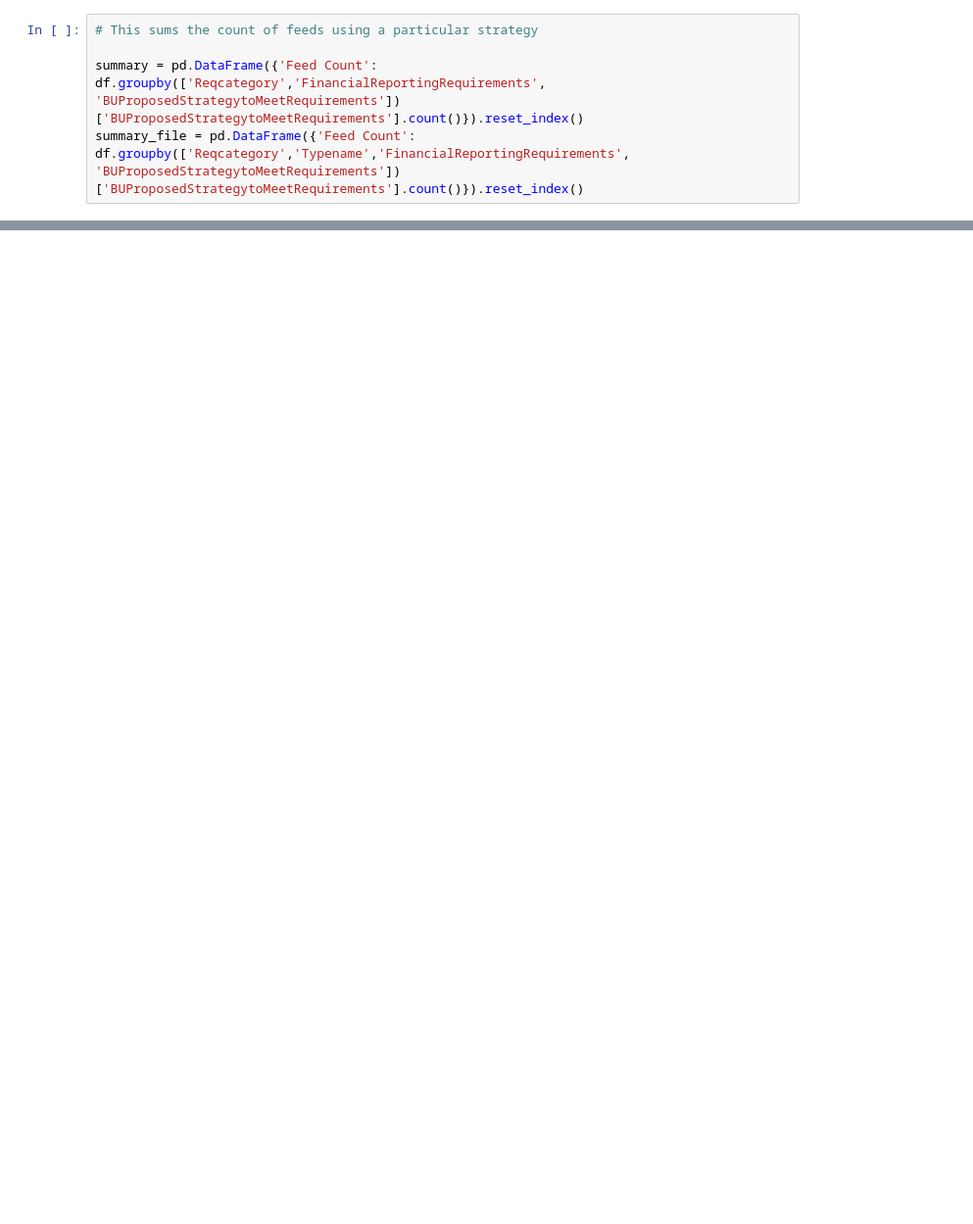
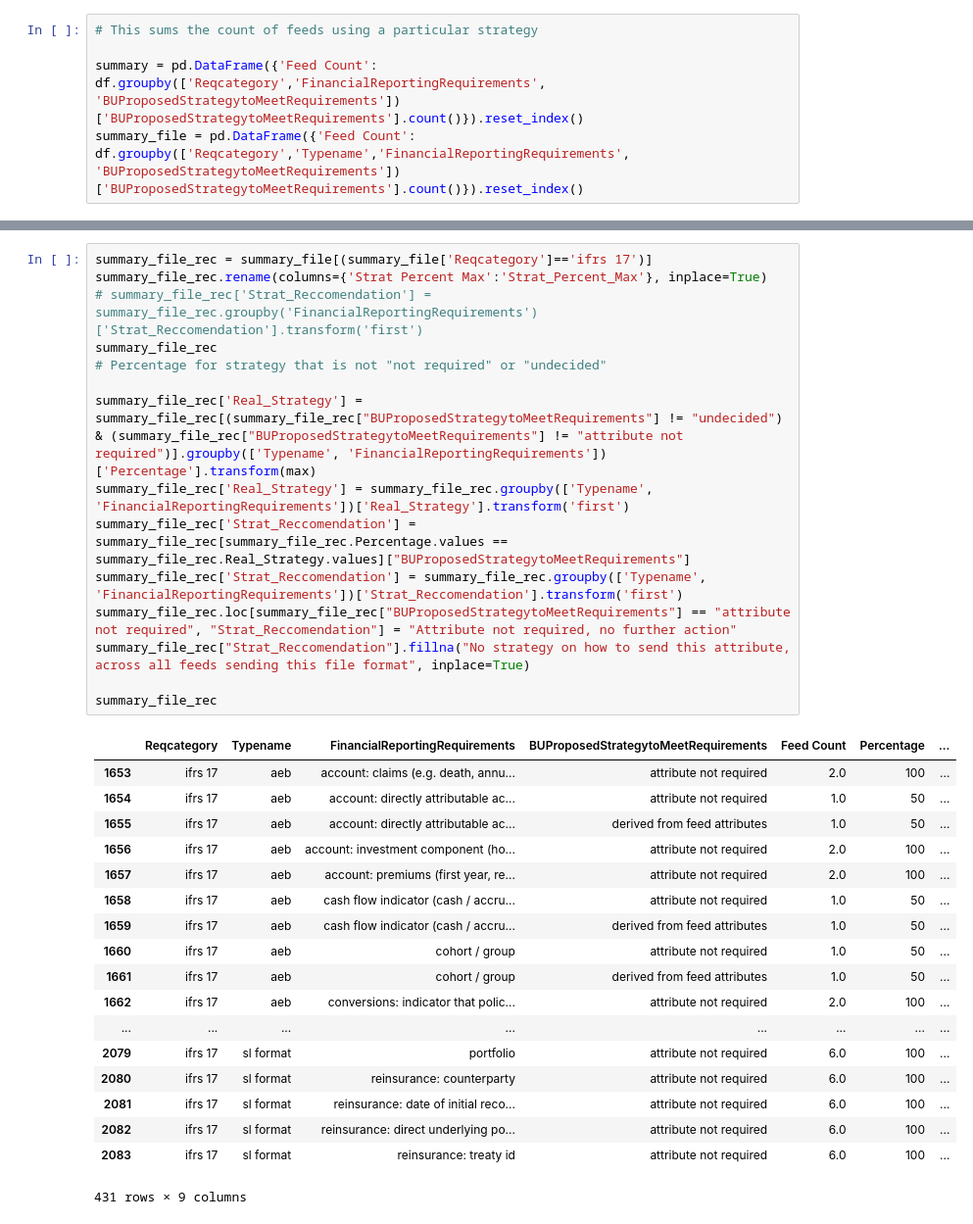
Before and after one commit to LycheeLisa/feedervariation, a Jupyter notebook: Final Script.ipynb, the cells around one changed output, grey strips where cells are left out. Shown at 98% size. Saved outputs shown, nothing was run; the diff lists cells and outputs as text; blank space fills up the shorter version.

```diff
--- a/Final Script.ipynb
+++ b/Final Script.ipynb
@@ -680,0 +662,34 @@ summary_file_rec
+# %%
+summary_file_rec = summary_file[(summary_file['Reqcategory']=='ifrs 17')]
+summary_file_rec.rename(columns={'Strat Percent Max':'Strat_Percent_Max'}, inplace=True)
+# summary_file_rec['Strat_Reccomendation'] = summary_file_rec.groupby('FinancialReportingRequirements')['Strat_Reccomendation'].transform('first')
+summary_file_rec
+# Percentage for strategy that is not "not required" or "undecided"
+
+summary_file_rec['Real_Strategy'] = summary_file_rec[(summary_file_rec["BUProposedStrategytoMeetRequirements"] != "undecided") & (summary_file_rec["BUProposedStrategytoMeetRequirements"] != "attribute not required")].groupby(['Typename', 'FinancialReportingRequirements'])['Percentage'].transform(max)
+summary_file_rec['Real_Strategy'] = summary_file_rec.groupby(['Typename', 'FinancialReportingRequirements'])['Real_Strategy'].transform('first')
+summary_file_rec['Strat_Reccomendation'] = summary_file_rec[summary_file_rec.Percentage.values == summary_file_rec.Real_Strategy.values]["BUProposedStrategytoMeetRequirements"]
+summary_file_rec['Strat_Reccomendation'] = summary_file_rec.groupby(['Typename', 'FinancialReportingRequirements'])['Strat_Reccomendation'].transform('first')
+summary_file_rec.loc[summary_file_rec["BUProposedStrategytoMeetRequirements"] == "attribute not required", "Strat_Reccomendation"] = "Attribute not required, no further action"
+summary_file_rec["Strat_Reccomendation"].fillna("No strategy on how to send this attribute, across all feeds sending this file format", inplace=True)
+
+summary_file_rec
+# %% [output]
+|  | Reqcategory | Typename | FinancialReportingRequirements | BUProposedStrategytoMeetRequirements | Feed Count | Percentage | ... |
+| 1653 | ifrs 17 | aeb | account: claims (e.g. death, annu... | attribute not required | 2.0 | 100 | ... |
+| 1654 | ifrs 17 | aeb | account: directly attributable ac... | attribute not required | 1.0 | 50 | ... |
+| 1655 | ifrs 17 | aeb | account: directly attributable ac... | derived from feed attributes | 1.0 | 50 | ... |
+| 1656 | ifrs 17 | aeb | account: investment component (ho... | attribute not required | 2.0 | 100 | ... |
+| 1657 | ifrs 17 | aeb | account: premiums (first year, re... | attribute not required | 2.0 | 100 | ... |
+| 1658 | ifrs 17 | aeb | cash flow indicator (cash / accru... | attribute not required | 1.0 | 50 | ... |
+| 1659 | ifrs 17 | aeb | cash flow indicator (cash / accru... | derived from feed attributes | 1.0 | 50 | ... |
+| 1660 | ifrs 17 | aeb | cohort / group | attribute not required | 1.0 | 50 | ... |
+| 1661 | ifrs 17 | aeb | cohort / group | derived from feed attributes | 1.0 | 50 | ... |
+| 1662 | ifrs 17 | aeb | conversions: indicator that polic... | attribute not required | 2.0 | 100 | ... |
+| ... | ... | ... | ... | ... | ... | ... | ... |
+| 2079 | ifrs 17 | sl format | portfolio | attribute not required | 6.0 | 100 | ... |
+| 2080 | ifrs 17 | sl format | reinsurance: counterparty | attribute not required | 6.0 | 100 | ... |
+| 2081 | ifrs 17 | sl format | reinsurance: date of initial reco... | attribute not required | 6.0 | 100 | ... |
+| 2082 | ifrs 17 | sl format | reinsurance: direct underlying po... | attribute not required | 6.0 | 100 | ... |
+| 2083 | ifrs 17 | sl format | reinsurance: treaty id | attribute not required | 6.0 | 100 | ... |
+431 rows × 9 columns
```
Also changed, not shown: parts of 58 cells of this notebook.
